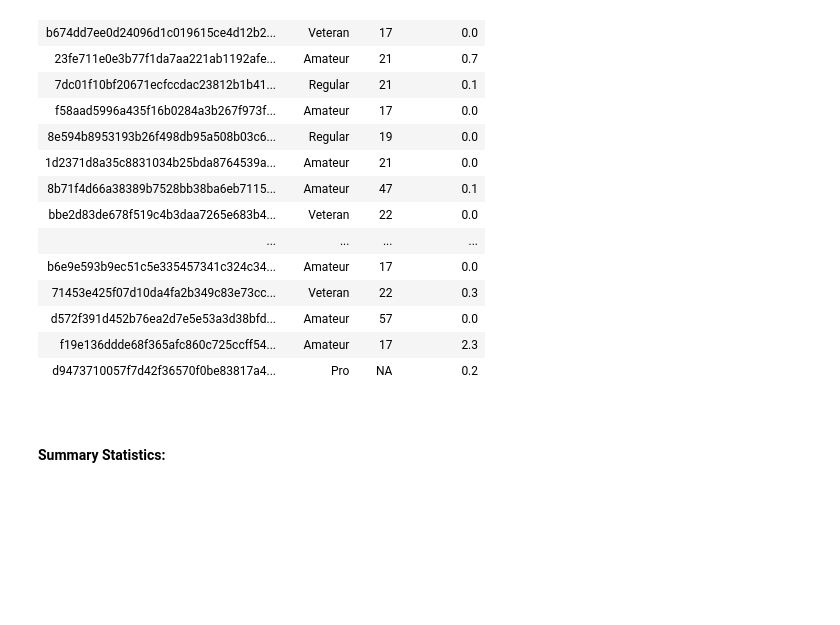
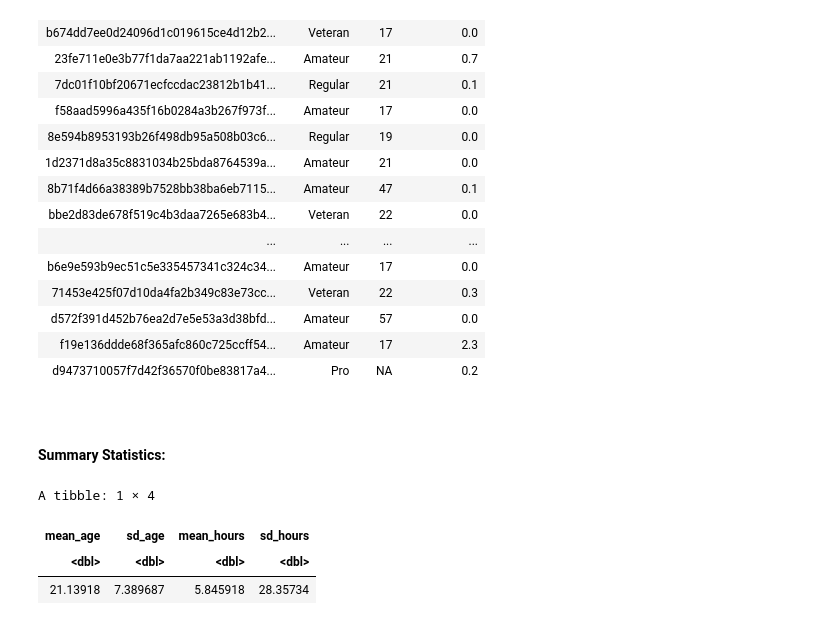
Before and after one commit to gaida123/dsci-100-008-group-6, a Jupyter notebook: DSCI 100 Group Project Methods & Results.ipynb, the cells around one changed output. Cells and saved outputs as stored; diff of their text form; code cells hidden in the pictures; blank space fills up the shorter version.

```diff
--- a/DSCI 100 Group Project Methods & Results.ipynb
+++ b/DSCI 100 Group Project Methods & Results.ipynb
@@ -91,3 +91,16 @@ A tibble: 196 × 4
 <br>
 # %% [markdown]
 **Summary Statistics:**
+# %%
+data |>
+  summarize(
+    mean_age = mean(age, na.rm = TRUE),
+    sd_age = sd(age, na.rm = TRUE),
+    mean_hours = mean(played_hours, na.rm = TRUE),
+    sd_hours = sd(played_hours, na.rm = TRUE)
+  )
+# %% [output]
+A tibble: 1 × 4
+| mean_age | sd_age | mean_hours | sd_hours |
+| <dbl> | <dbl> | <dbl> | <dbl> |
+| 21.13918 | 7.389687 | 5.845918 | 28.35734 |
```
